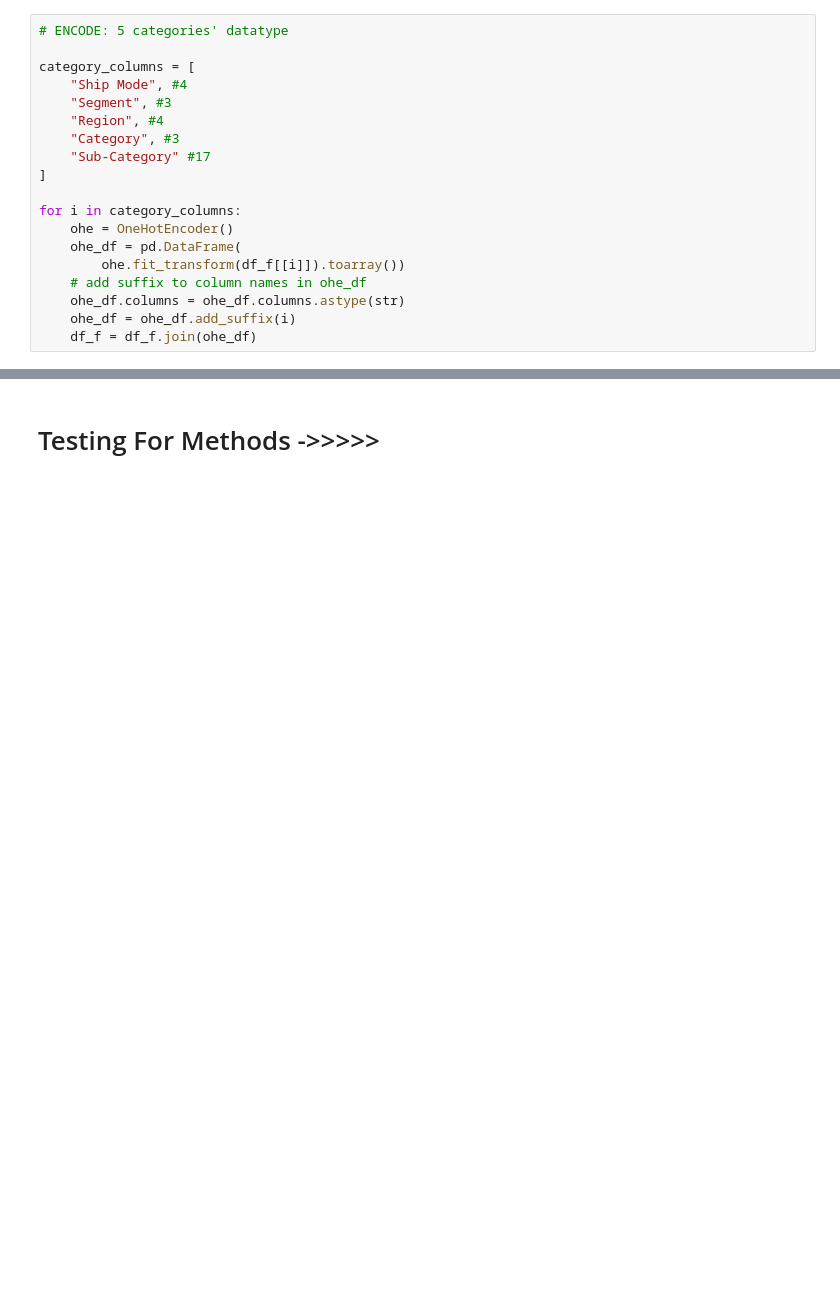
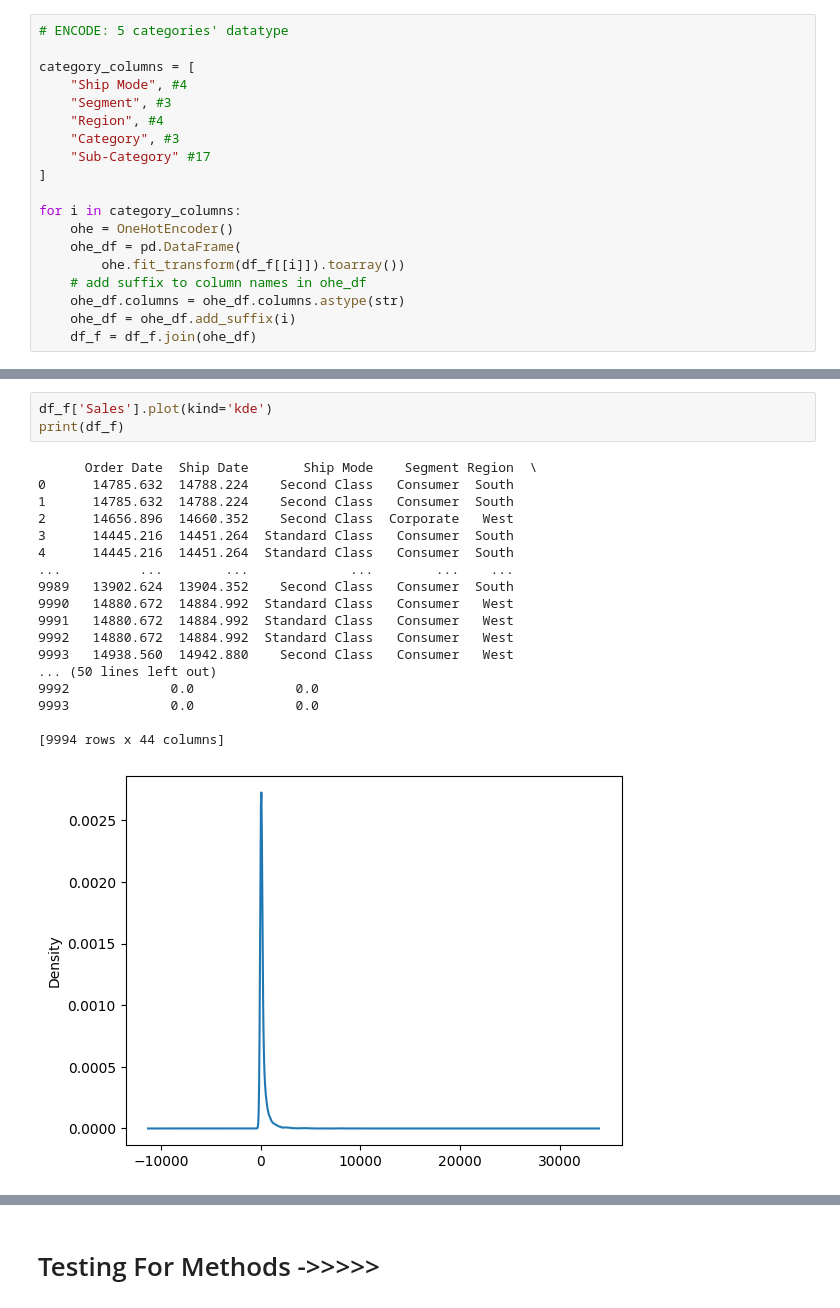
Before and after one commit to tungnd237/InventoryManagementAnalyst, a Jupyter notebook: sascha/clustering/0409_clustering.ipynb, the cells around one changed output, grey strips where cells are left out. Drawn from its saved outputs; the diff is of its cells as text; blank space fills up the shorter version.

```diff
--- a/sascha/clustering/0409_clustering.ipynb
+++ b/sascha/clustering/0409_clustering.ipynb
@@ -91,0 +176,22 @@ scaled_df_f = scaler.fit_transform(
+# %%
+df_f['Sales'].plot(kind='kde')
+print(df_f)
+# %% [output]
+      Order Date  Ship Date       Ship Mode    Segment Region  \
+0      14785.632  14788.224    Second Class   Consumer  South
+1      14785.632  14788.224    Second Class   Consumer  South
+2      14656.896  14660.352    Second Class  Corporate   West
+3      14445.216  14451.264  Standard Class   Consumer  South
+4      14445.216  14451.264  Standard Class   Consumer  South
+...          ...        ...             ...        ...    ...
+9989   13902.624  13904.352    Second Class   Consumer  South
+9990   14880.672  14884.992  Standard Class   Consumer   West
+9991   14880.672  14884.992  Standard Class   Consumer   West
+9992   14880.672  14884.992  Standard Class   Consumer   West
+9993   14938.560  14942.880    Second Class   Consumer   West
+... (50 lines left out)
+9992             0.0             0.0
+9993             0.0             0.0
+
+[9994 rows x 44 columns]
+[figure, added]
```
Also changed, not shown: parts of 25 cells of this notebook, 3 other files.
